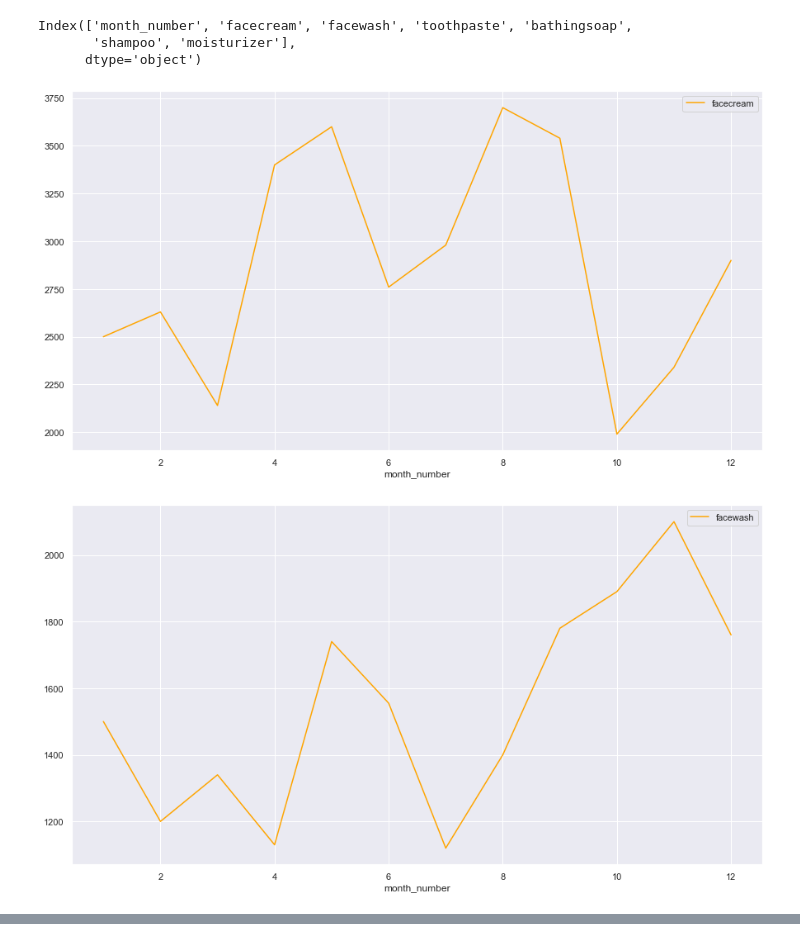
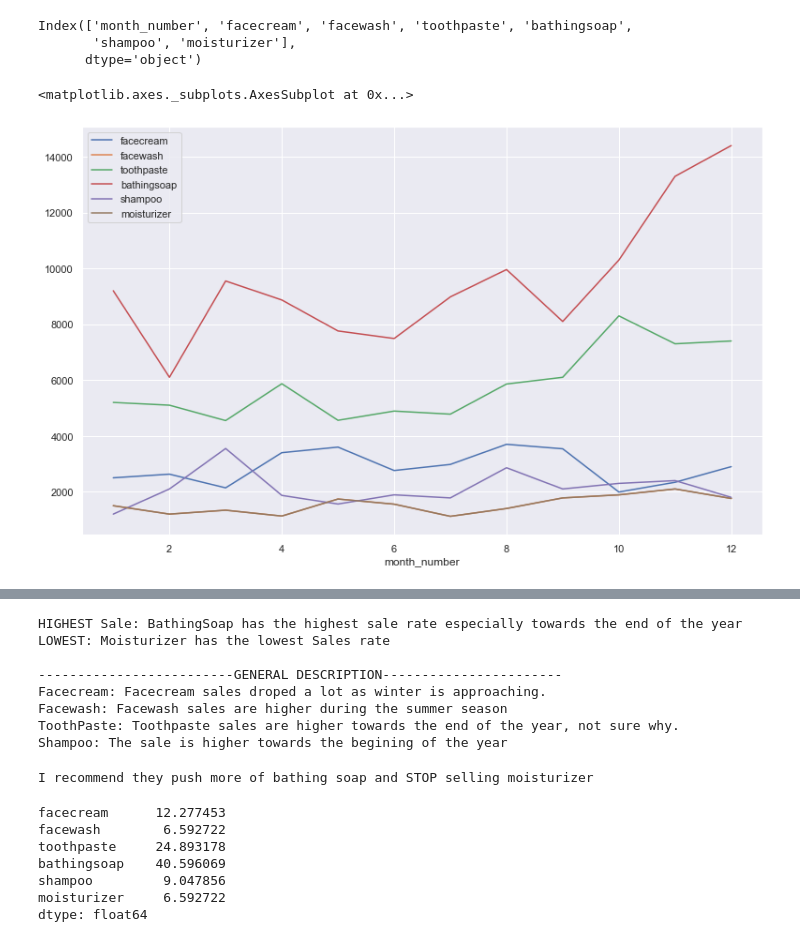
Before and after one commit to ilikebird/2022-fall-data-science, a Jupyter notebook: Week-08-Data-Visualization/Exercise.ipynb, the cells around one changed output, grey strips where cells are left out. Saved outputs shown, nothing was run; the diff lists cells and outputs as text; code cells hidden in the pictures.

```diff
--- a/Week-08-Data-Visualization/Exercise.ipynb
+++ b/Week-08-Data-Visualization/Exercise.ipynb
@@ -294,11 +294,10 @@ Index(['month_number', 'facecream', 'facewash', 'toothpaste', 'bathingsoap',
 # %%
 #make a time series chart that shows the sales for each item over the past 12 months.
 
 col_names = ['facecream', 'facewash', 'toothpaste', 'bathingsoap',
        'shampoo', 'moisturizer']
 
-for i in col_names:
-    df4.plot(kind = 'line', figsize = (15,8), color = 'orange', x ='month_number', y = i)
+df4.plot(kind = 'line', figsize = (13,8),x ='month_number', y = col_names)
 # %% [output]
+<matplotlib.axes._subplots.AxesSubplot at 0x...>
-[figure, old version]
+[figure, new version]
-[figure, removed]
@@ -308,0 +304,40 @@ for i in col_names:
+# %%
+#What does this tell you about the items.
+print('HIGHEST Sale: BathingSoap has the highest sale rate especially towards the end of the year')
+print('LOWEST: Moisturizer has the lowest Sales rate')
+print()
+print('-------------------------GENERAL DESCRIPTION-----------------------')
+print('Facecream: Facecream sales droped a lot as winter is approaching.')
+print('Facewash: Facewash sales are higher during the summer season')
+print('ToothPaste: Toothpaste sales are higher towards the end of the year, not sure why.')
+print('Shampoo: The sale is higher towards the begining of the year')
+# %% [output]
+HIGHEST Sale: BathingSoap has the highest sale rate especially towards the end of the year
+LOWEST: Moisturizer has the lowest Sales rate
+
+-------------------------GENERAL DESCRIPTION-----------------------
+Facecream: Facecream sales droped a lot as winter is approaching.
+Facewash: Facewash sales are higher during the summer season
+ToothPaste: Toothpaste sales are higher towards the end of the year, not sure why.
+Shampoo: The sale is higher towards the begining of the year
+# %%
+#Which item would you recommend they push more of and which item/s would you recommend they stop selling?
+print('I recommend they push more of bathing soap and STOP selling moisturizer')
+# %% [output]
+I recommend they push more of bathing soap and STOP selling moisturizer
+# %%
+#show what percentage of each item contributes to total sales.
+sale_perc = df4[col_names].sum().sum()
+
+products = df4[col_names].sum()
+
+total = products/sale_perc*100
+total
+# %% [output]
+facecream      12.277453
+facewash        6.592722
+toothpaste     24.893178
+bathingsoap    40.596069
+shampoo         9.047856
+moisturizer     6.592722
+dtype: float64
```
Also changed, not shown: parts of 1 cell of this notebook.
